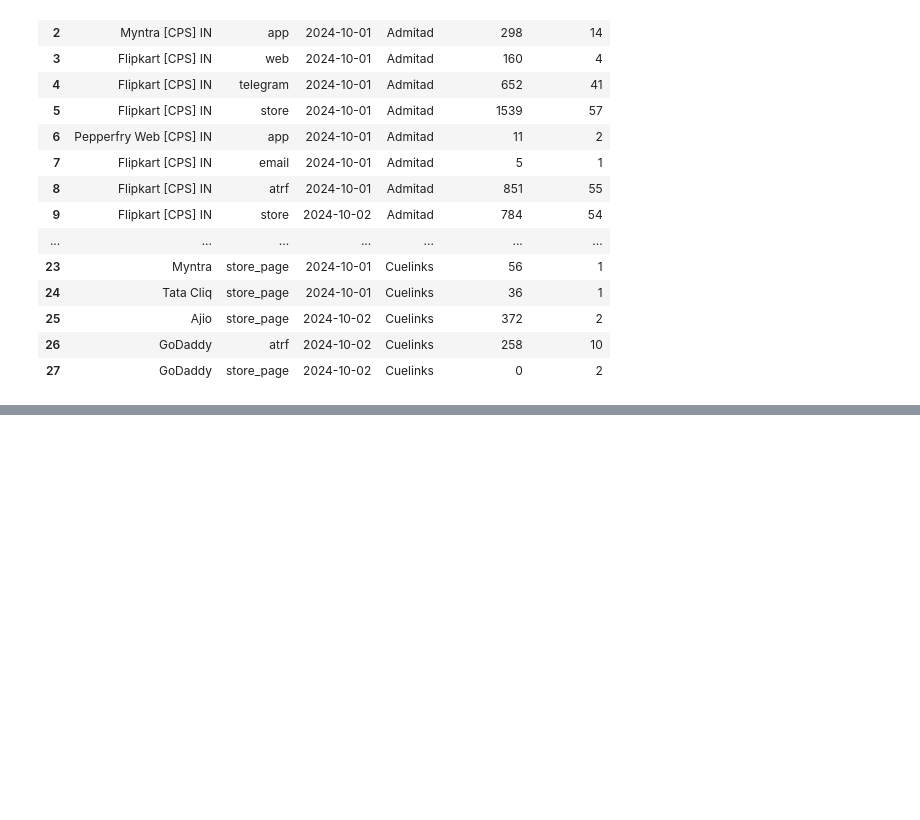
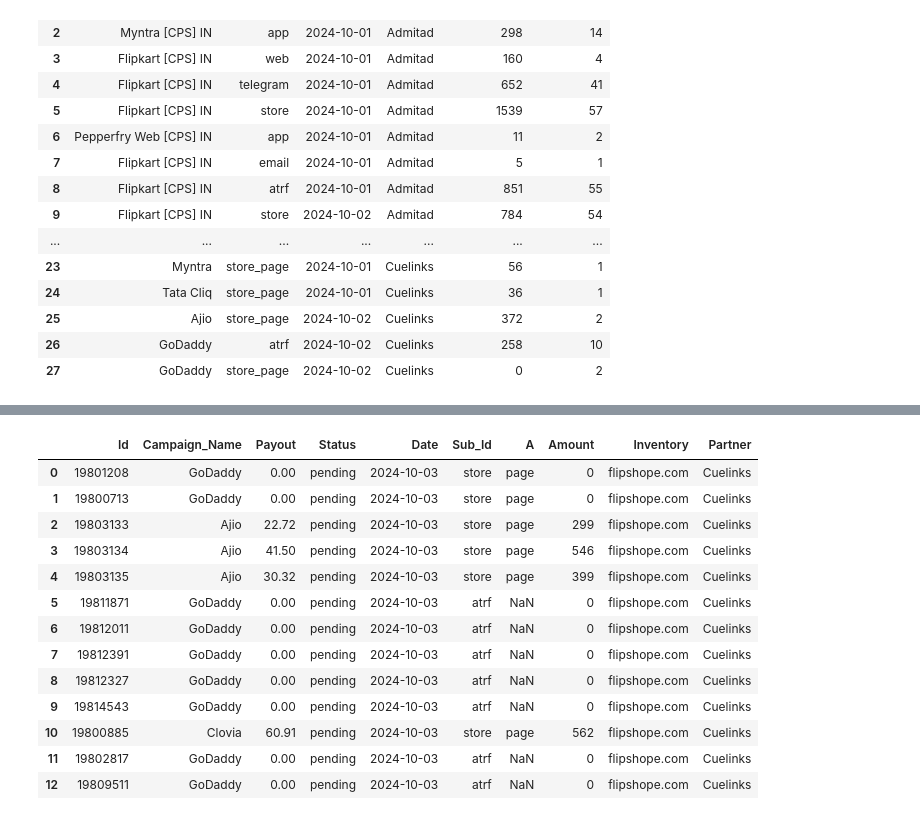
Before and after one commit to Maruf-Ahmad-khan/Pattern-Recognition-And-Machine-Learning, a Jupyter notebook: Payout Performance.ipynb, the cells around one changed output, grey strips where cells are left out. Drawn from its saved outputs; the diff is of its cells as text; code cells hidden in the pictures; blank space fills up the shorter version.

```diff
--- a/Payout Performance.ipynb
+++ b/Payout Performance.ipynb
@@ -501,0 +641,19 @@ Merge_Data
+# %%
+df = pd.read_excel(r"C:\Users\mk744\Downloads\Payout Sales Data\Cuelinks FS 3 Oct.xls")
+df['Partner'] = 'Cuelinks'
+df
+# %% [output]
+|  | Id | Campaign_Name | Payout | Status | Date | Sub_Id | A | Amount | Inventory | Partner |
+| 0 | 19801208 | GoDaddy | 0.00 | pending | 2024-10-03 | store | page | 0 | flipshope.com | Cuelinks |
+| 1 | 19800713 | GoDaddy | 0.00 | pending | 2024-10-03 | store | page | 0 | flipshope.com | Cuelinks |
+| 2 | 19803133 | Ajio | 22.72 | pending | 2024-10-03 | store | page | 299 | flipshope.com | Cuelinks |
+| 3 | 19803134 | Ajio | 41.50 | pending | 2024-10-03 | store | page | 546 | flipshope.com | Cuelinks |
+| 4 | 19803135 | Ajio | 30.32 | pending | 2024-10-03 | store | page | 399 | flipshope.com | Cuelinks |
+| 5 | 19811871 | GoDaddy | 0.00 | pending | 2024-10-03 | atrf | NaN | 0 | flipshope.com | Cuelinks |
+| 6 | 19812011 | GoDaddy | 0.00 | pending | 2024-10-03 | atrf | NaN | 0 | flipshope.com | Cuelinks |
+| 7 | 19812391 | GoDaddy | 0.00 | pending | 2024-10-03 | atrf | NaN | 0 | flipshope.com | Cuelinks |
+| 8 | 19812327 | GoDaddy | 0.00 | pending | 2024-10-03 | atrf | NaN | 0 | flipshope.com | Cuelinks |
+| 9 | 19814543 | GoDaddy | 0.00 | pending | 2024-10-03 | atrf | NaN | 0 | flipshope.com | Cuelinks |
+| 10 | 19800885 | Clovia | 60.91 | pending | 2024-10-03 | store | page | 562 | flipshope.com | Cuelinks |
+| 11 | 19802817 | GoDaddy | 0.00 | pending | 2024-10-03 | atrf | NaN | 0 | flipshope.com | Cuelinks |
+| 12 | 19809511 | GoDaddy | 0.00 | pending | 2024-10-03 | atrf | NaN | 0 | flipshope.com | Cuelinks |
```
Also changed, not shown: parts of 21 cells of this notebook, 10 other files.
